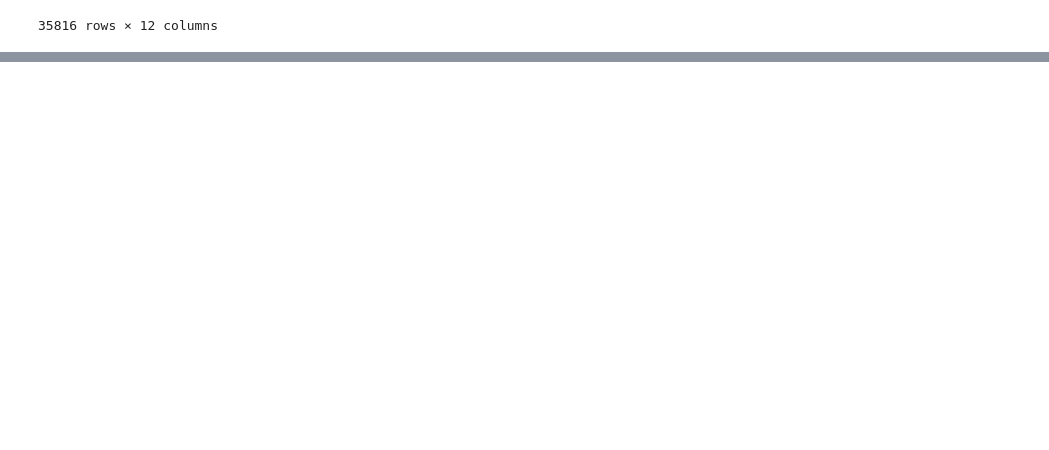
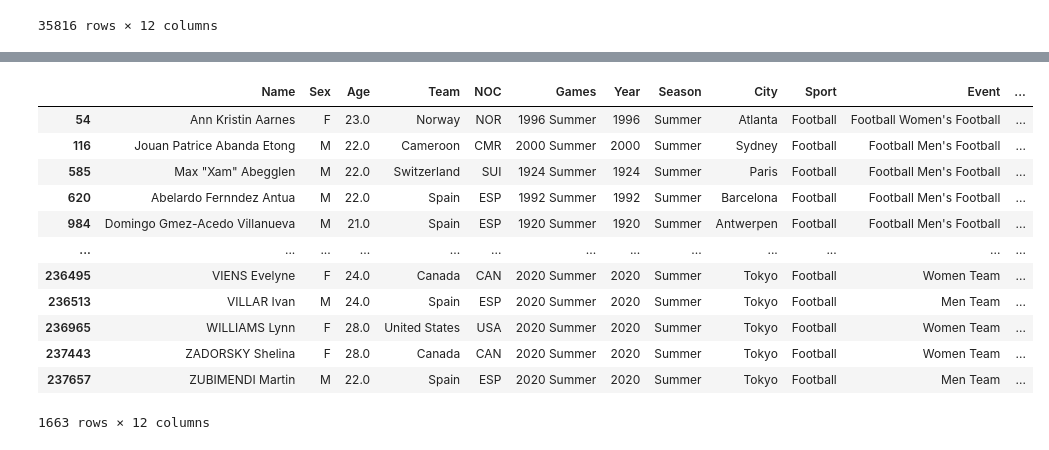
Before and after one commit to HackyFun/Paris_Olympic_2024, a Jupyter notebook: olympicdata.ipynb, the cells around one changed output, grey strips where cells are left out. Saved outputs shown, nothing was run; the diff lists cells and outputs as text; code cells hidden in the pictures; blank space fills up the shorter version.

```diff
--- a/olympicdata.ipynb
+++ b/olympicdata.ipynb
@@ -267,0 +393,17 @@ summer
+# %%
+football = summer[summer['Sport'] == 'Football']
+football
+# %% [output]
+|  | Name | Sex | Age | Team | NOC | Games | Year | Season | City | Sport | Event | ... |
+| 54 | Ann Kristin Aarnes | F | 23.0 | Norway | NOR | 1996 Summer | 1996 | Summer | Atlanta | Football | Football Women's Football | ... |
+| 116 | Jouan Patrice Abanda Etong | M | 22.0 | Cameroon | CMR | 2000 Summer | 2000 | Summer | Sydney | Football | Football Men's Football | ... |
+| 585 | Max "Xam" Abegglen | M | 22.0 | Switzerland | SUI | 1924 Summer | 1924 | Summer | Paris | Football | Football Men's Football | ... |
+| 620 | Abelardo Fernndez Antua | M | 22.0 | Spain | ESP | 1992 Summer | 1992 | Summer | Barcelona | Football | Football Men's Football | ... |
+| 984 | Domingo Gmez-Acedo Villanueva | M | 21.0 | Spain | ESP | 1920 Summer | 1920 | Summer | Antwerpen | Football | Football Men's Football | ... |
+| ... | ... | ... | ... | ... | ... | ... | ... | ... | ... | ... | ... | ... |
+| 236495 | VIENS Evelyne | F | 24.0 | Canada | CAN | 2020 Summer | 2020 | Summer | Tokyo | Football | Women Team | ... |
+| 236513 | VILLAR Ivan | M | 24.0 | Spain | ESP | 2020 Summer | 2020 | Summer | Tokyo | Football | Men Team | ... |
+| 236965 | WILLIAMS Lynn | F | 28.0 | United States | USA | 2020 Summer | 2020 | Summer | Tokyo | Football | Women Team | ... |
+| 237443 | ZADORSKY Shelina | F | 28.0 | Canada | CAN | 2020 Summer | 2020 | Summer | Tokyo | Football | Women Team | ... |
+| 237657 | ZUBIMENDI Martin | M | 22.0 | Spain | ESP | 2020 Summer | 2020 | Summer | Tokyo | Football | Men Team | ... |
+1663 rows × 12 columns
```
Also changed, not shown: parts of 16 cells of this notebook.
